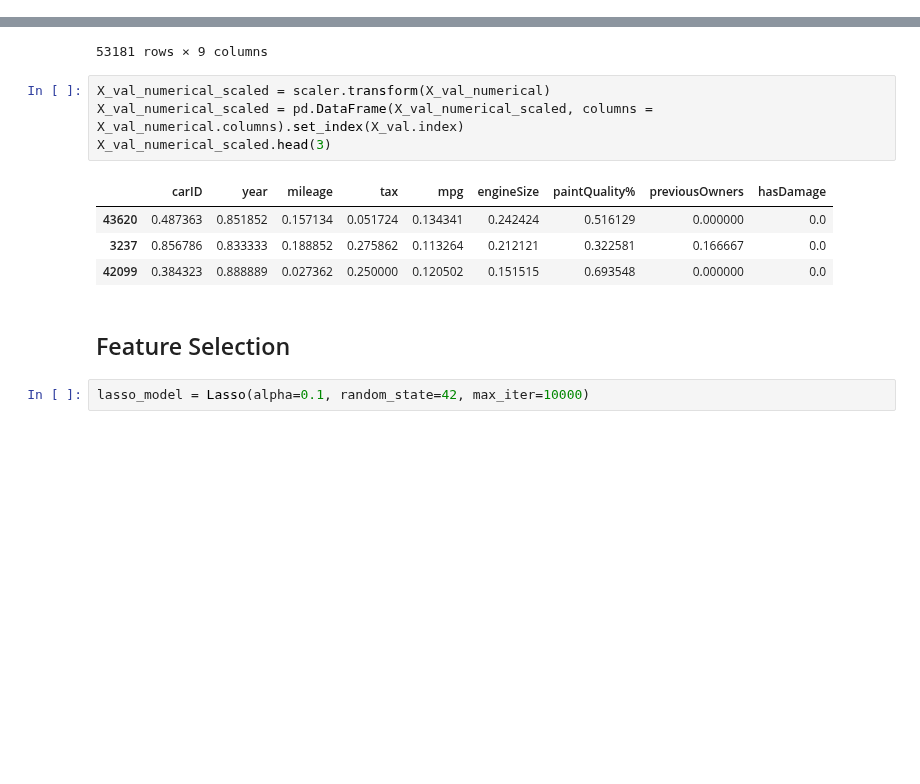
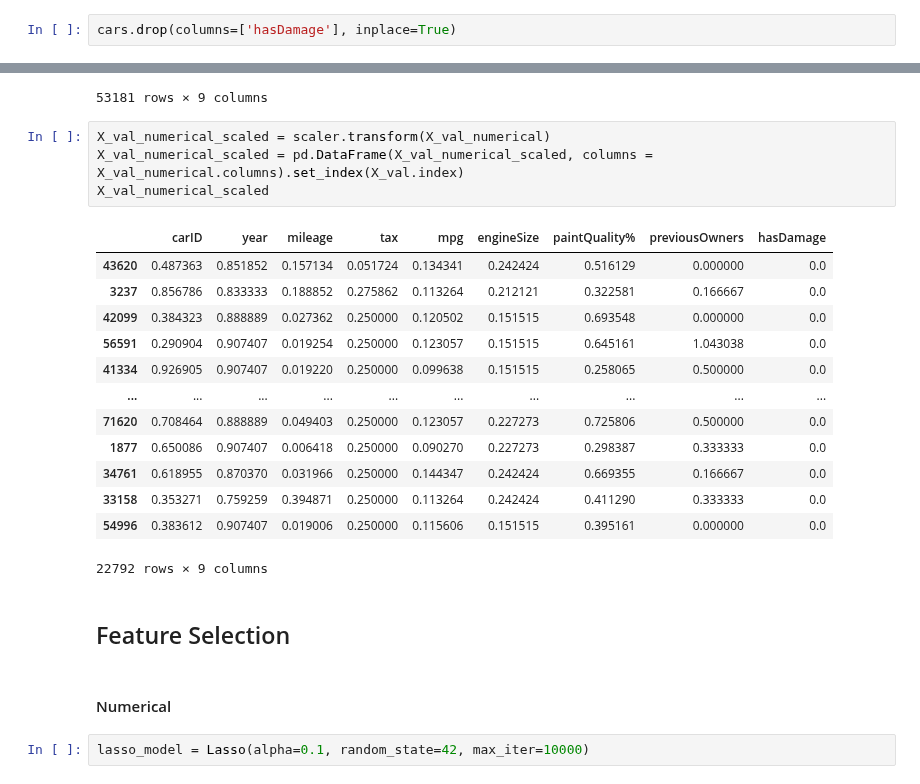
Before and after one commit to Rafaeric71/MachineLearning-Group44, a Jupyter notebook: DataPreProcess.ipynb, the cells around one changed output, grey strips where cells are left out. Drawn from its saved outputs; the diff is of its cells as text; blank space fills up the shorter version.

```diff
--- a/DataPreProcess.ipynb
+++ b/DataPreProcess.ipynb
@@ -25,0 +30,2 @@ cars.head()
+# %%
+cars.drop(columns=['hasDamage'], inplace=True)
@@ -184,14 +192,25 @@ X_train_numerical_scaled
 # %%
 X_val_numerical_scaled = scaler.transform(X_val_numerical)
 X_val_numerical_scaled = pd.DataFrame(X_val_numerical_scaled, columns = X_val_numerical.columns).set_index(X_val.index)
-X_val_numerical_scaled.head(3)
+X_val_numerical_scaled
 # %% [output]
 |  | carID | year | mileage | tax | mpg | engineSize | paintQuality% | previousOwners | hasDamage |
 | 43620 | 0.487363 | 0.851852 | 0.157134 | 0.051724 | 0.134341 | 0.242424 | 0.516129 | 0.000000 | 0.0 |
 | 3237 | 0.856786 | 0.833333 | 0.188852 | 0.275862 | 0.113264 | 0.212121 | 0.322581 | 0.166667 | 0.0 |
 | 42099 | 0.384323 | 0.888889 | 0.027362 | 0.250000 | 0.120502 | 0.151515 | 0.693548 | 0.000000 | 0.0 |
+| 56591 | 0.290904 | 0.907407 | 0.019254 | 0.250000 | 0.123057 | 0.151515 | 0.645161 | 1.043038 | 0.0 |
+| 41334 | 0.926905 | 0.907407 | 0.019220 | 0.250000 | 0.099638 | 0.151515 | 0.258065 | 0.500000 | 0.0 |
+| ... | ... | ... | ... | ... | ... | ... | ... | ... | ... |
+| 71620 | 0.708464 | 0.888889 | 0.049403 | 0.250000 | 0.123057 | 0.227273 | 0.725806 | 0.500000 | 0.0 |
+| 1877 | 0.650086 | 0.907407 | 0.006418 | 0.250000 | 0.090270 | 0.227273 | 0.298387 | 0.333333 | 0.0 |
+| 34761 | 0.618955 | 0.870370 | 0.031966 | 0.250000 | 0.144347 | 0.242424 | 0.669355 | 0.166667 | 0.0 |
+| 33158 | 0.353271 | 0.759259 | 0.394871 | 0.250000 | 0.113264 | 0.242424 | 0.411290 | 0.333333 | 0.0 |
+| 54996 | 0.383612 | 0.907407 | 0.019006 | 0.250000 | 0.115606 | 0.151515 | 0.395161 | 0.000000 | 0.0 |
+22792 rows × 9 columns
 # %% [markdown]
 ## Feature Selection
+# %% [markdown]
+#### Numerical
 # %%
 lasso_model = Lasso(alpha=0.1, random_state=42, max_iter=10000)
 # %%
```
Also changed, not shown: parts of 12 cells of this notebook, 3 other files.
